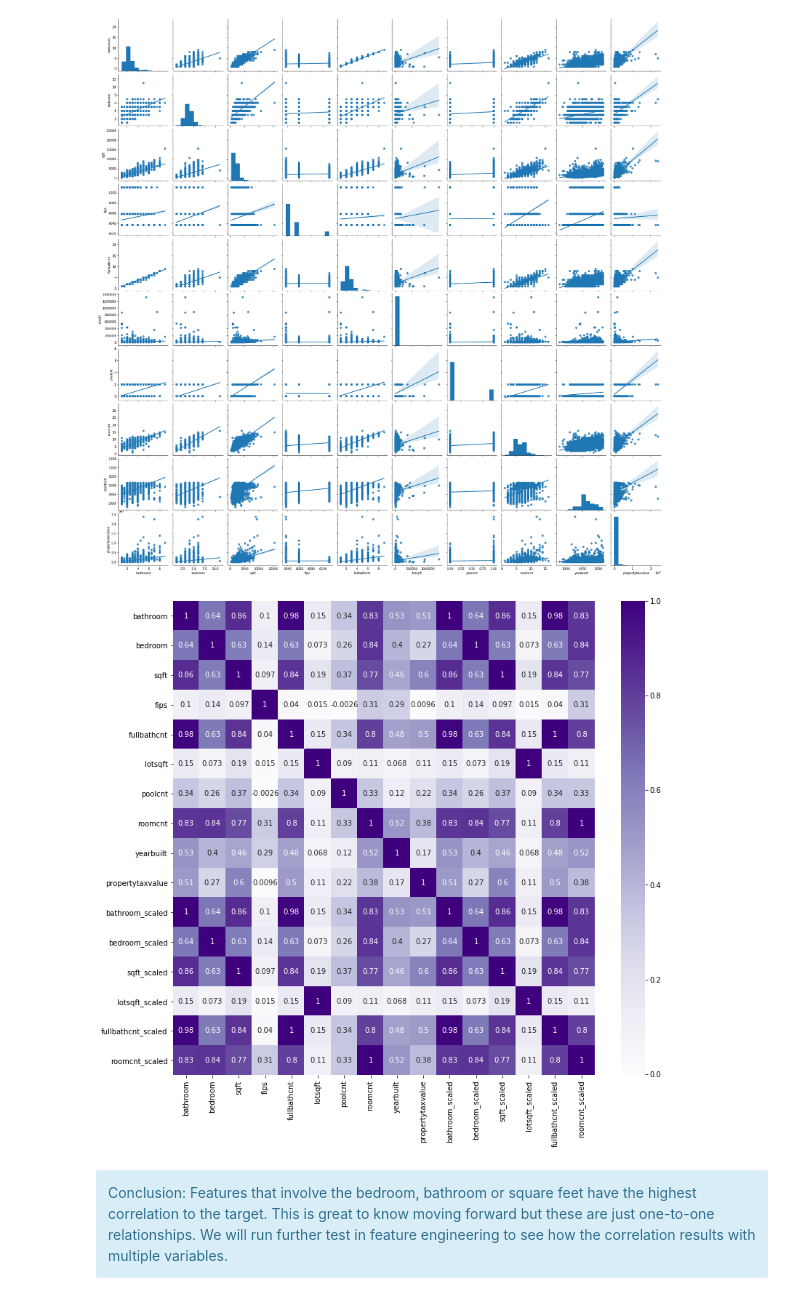
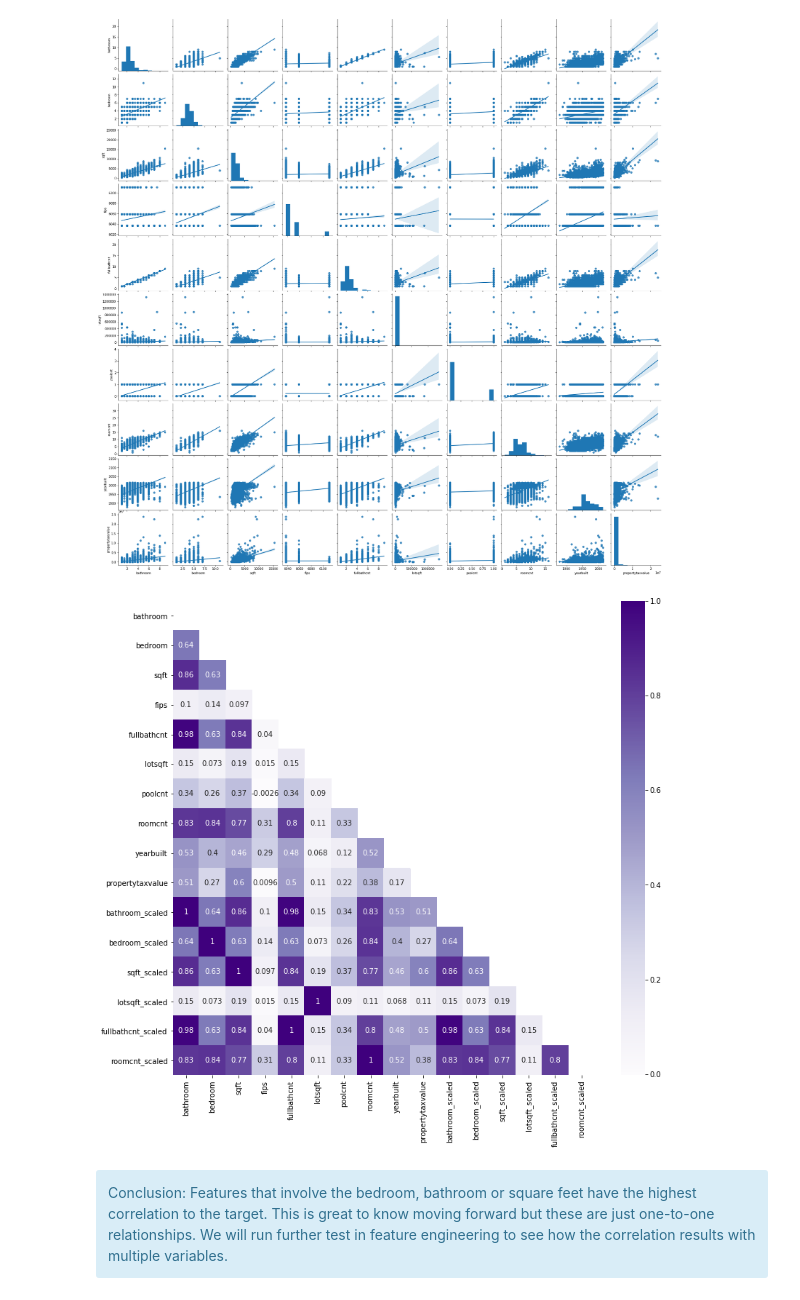
Before and after one commit to ZillowProjectPlaceholder/Zillow-Regression-Project, a Jupyter notebook: property_values_report.ipynb, the cells around one changed output. Saved outputs shown, nothing was run; the diff lists cells and outputs as text; code cells hidden in the pictures.

Commit message:
modified a graph

```diff
--- a/property_values_report.ipynb
+++ b/property_values_report.ipynb
@@ -507,11 +507,13 @@ plt.show()
 # %% [output]
 [figure]
 # %%
+corr = train.corr()
+mask = np.triu(np.ones_like(corr, dtype=bool))
 plt.figure(figsize=(13,12))
-sns.heatmap(train.corr(), cmap='Purples', annot=True)
+sns.heatmap(train.corr(), cmap='Purples', annot=True, mask=mask)
 plt.show()
 # %% [output]
-[figure, old version]
+[figure, new version]
 # %% [markdown]
 <div class="alert alert-block alert-info">Conclusion: Features that involve the bedroom, bathroom or square feet have the highest correlation to the target. This is great to know moving forward but these are just one-to-one relationships. We will run further test in feature engineering to see how the correlation results with multiple variables.</div>
 # %% [markdown]
```
Also changed, not shown: parts of 4 cells of this notebook.
